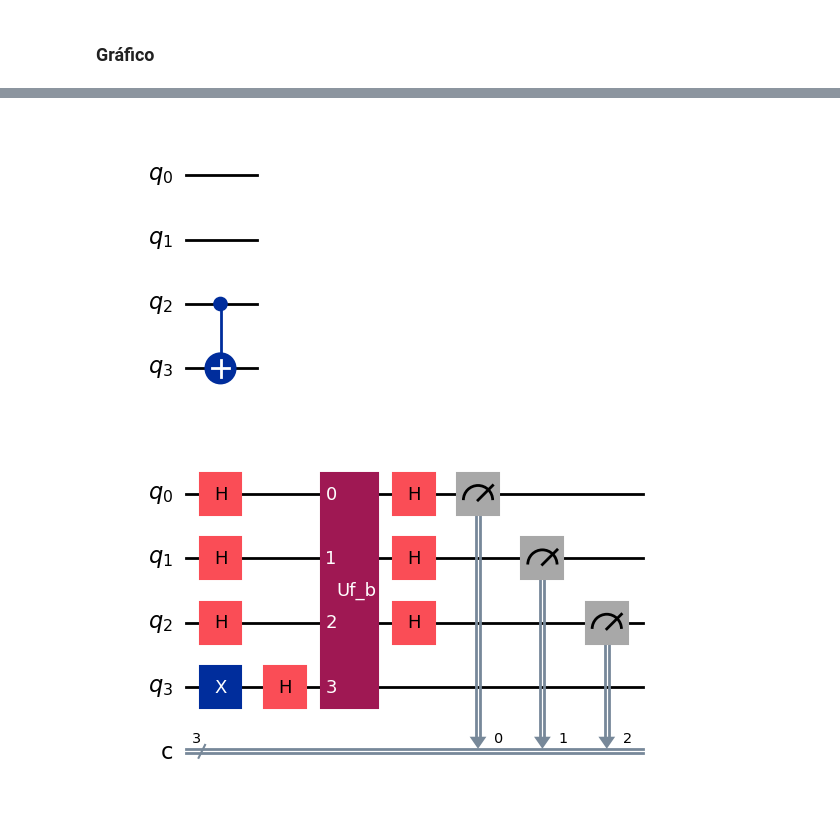
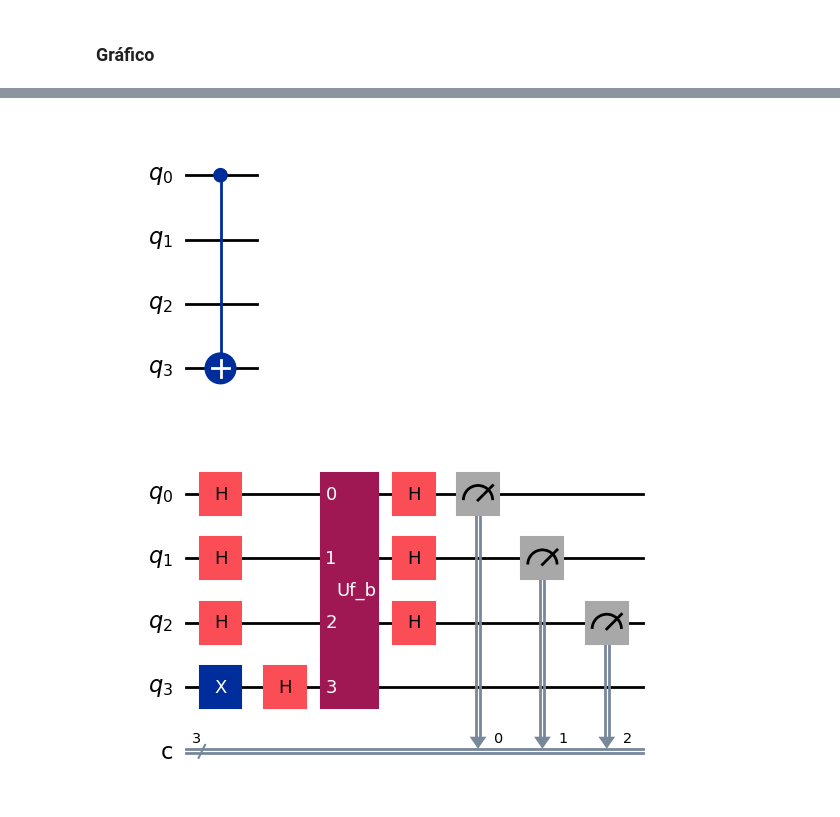
Before and after one commit to jonasmaziero/computacao_quantica_qiskit_sbf_2024, a Jupyter notebook: 02_b_Deutsch_Jozsa.ipynb, the cells around one changed output, grey strips where cells are left out. Cells and saved outputs as stored; diff of their text form; code cells hidden in the pictures.

```diff
--- a/02_b_Deutsch_Jozsa.ipynb
+++ b/02_b_Deutsch_Jozsa.ipynb
@@ -264,12 +272,12 @@ U_f & = \sum_{x=0}^{2^3 -1}\sum_{y=0}^{2^1 -1} |x\rangle\langle x|\otimes|y\oplu
 # %%
 def qc_Uf_b(n):
     qc = QuantumCircuit(n+1, name='Uf_b')
-    qc.cx(n-1,n)
+    qc.cx(0,n)
     return qc
 
 qc = qc_Uf_b(3); qc.draw('mpl')
 # %% [output]
-[figure, old version]
+[figure, new version]
 # %%
 qc = qc_deutsch_jozsa(3, 'b')
 qc.draw('mpl')
```
Also changed, not shown: parts of 39 cells of this notebook, 2 other files.
